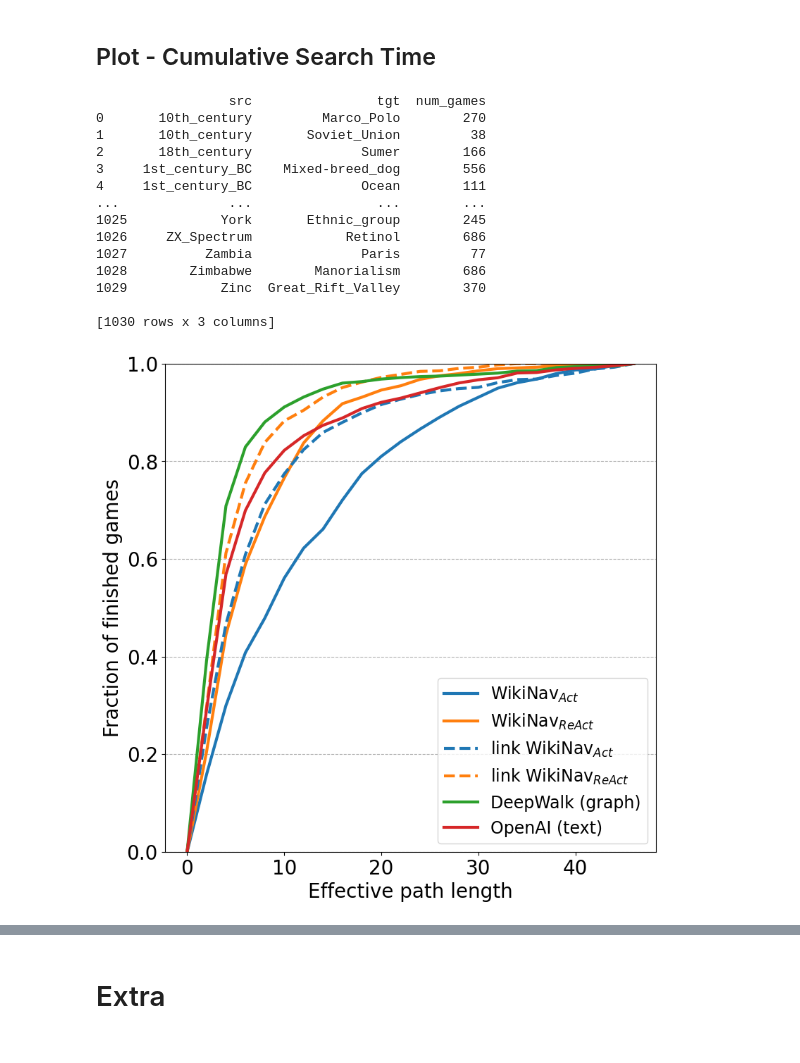
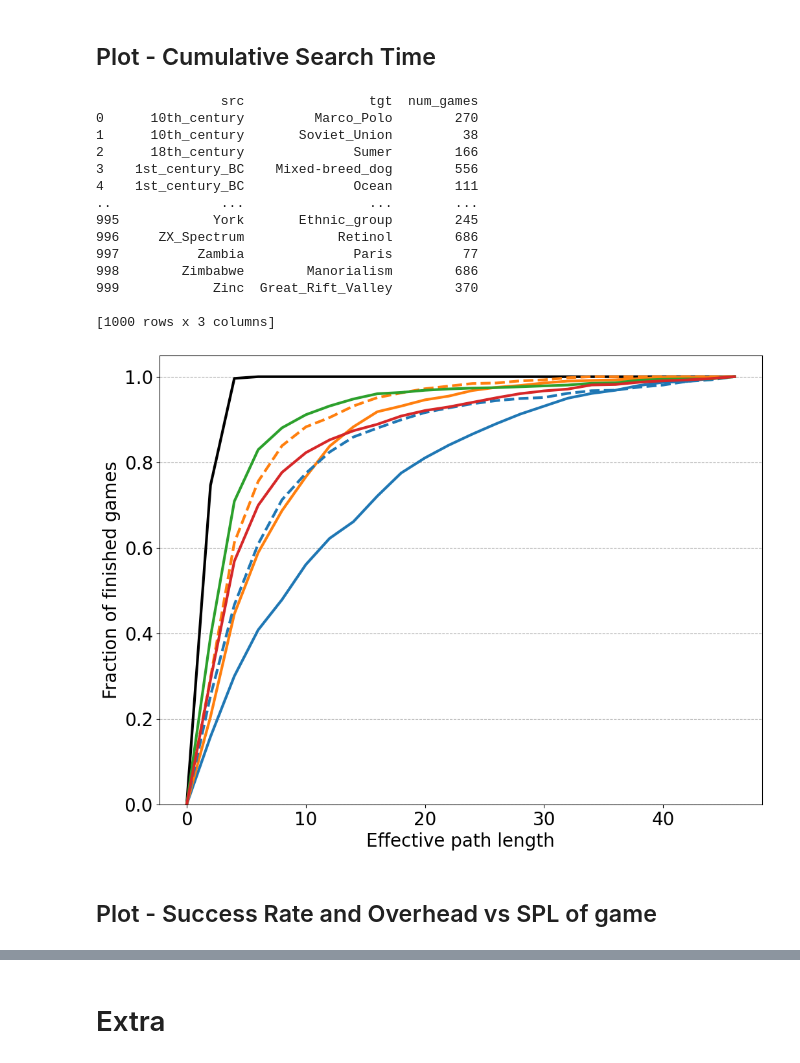
Before and after one commit to au-clan/WikiAgent, a Jupyter notebook: src/notebooks/data_analysis.ipynb, the cells around one changed output, grey strips where cells are left out. Cells and saved outputs as stored; diff of their text form; code cells hidden in the pictures.

```diff
--- a/src/notebooks/data_analysis.ipynb
+++ b/src/notebooks/data_analysis.ipynb
@@ -41,10 +43,25 @@ LOGS_PATH = '../../logs/inference/'
 
 # Load real paths data
 paths_real_df = pd.read_csv(os.path.join(PATH_IN, 'paths_real_processed.tsv'), sep='\t', low_memory=False)
-shpl_paths_real_df = paths_real_df.query('is_path_finished==1').groupby(['src','tgt']).agg({'hpl':'min', 'path':'first', 'user_path_rating':'first'}).reset_index()
+shpl_paths_real_df = paths_real_df.query('is_path_finished==1').groupby(['src','tgt']).agg({'hpl':'min'}).reset_index()
 spl_paths_real_df = paths_real_df.groupby(['src','tgt']).agg({'spl':'min'}).reset_index()
 shepl_paths_real_df = paths_real_df.query('is_path_finished==1').groupby(['src','tgt']).agg({'shepl':'min'}).reset_index()
 mhepl_paths_real_df = paths_real_df.query('is_path_finished==1').groupby(['src','tgt']).agg({'mhepl':'min'}).reset_index()
+
+grouped_df = paths_real_df.groupby(['src','tgt','hepl']).agg({'path':'first'}).reset_index()
+
+# get path with eff_length = mhepl
+mhepl = mhepl_paths_real_df['mhepl'] # to save original
+
+# round mhepl to nearest int (round up if .5)
+mhepl_paths_real_df['mhepl'] = mhepl_paths_real_df['mhepl'].apply(lambda x: math.ceil(x))
+print(mhepl_paths_real_df.query("src=='Anarcho-capitalism' and tgt=='Winston_Churchill'"))
+mhepl_paths_real_df = mhepl_paths_real_df.rename(columns={'mhepl':'hepl'})
+mhepl_paths_real_df = mhepl_paths_real_df.merge(grouped_df, on=['src','tgt','hepl'], how='left')
+mhepl_paths_real_df = mhepl_paths_real_df.rename(columns={'hepl':'mhepl'})
+mhepl_paths_real_df['mhepl'] = mhepl # restore original
+mhepl_paths_real_df['effective_path_human'] = mhepl_paths_real_df['path'].apply(lambda x: effective_path(str(x)))
+mhepl_paths_real_df = mhepl_paths_real_df.rename(columns={'path':'path_human'})
 
 # the above as a function
 def get_all_runs_df(folders, identifiers):
@@ -69,6 +86,10 @@ def get_all_runs_df(folders, identifiers):
         # Load the run data
         run_df = pd.read_csv(os.path.join(folder, 'agent_runs.tsv'), sep='\t')
 
+        run_df['src'] = run_df['src'].apply(lambda x: unquote(unquote(x)))
+        run_df['tgt'] = run_df['tgt'].apply(lambda x: unquote(unquote(x)))
+        run_df['cur'] = run_df['cur'].apply(lambda x: unquote(unquote(x)))
+
         # add columns
         run_df = run_df.merge(shpl_paths_real_df, on=['src', 'tgt'], how='left')
         run_df = run_df.merge(spl_paths_real_df, on=['src', 'tgt'], how='left')
@@ -85,6 +106,8 @@ def get_all_runs_df(folders, identifiers):
         run_df['human_overhead_spl'] = run_df['mhepl']/run_df['spl']
         run_df['success'] = run_df['is_finished_reason'].apply(lambda x: 1 if x=='success' else 0)
         run_df['long_path'] = run_df['overhead_spl'].apply(lambda x: 1 if x>2 else 0)
+
+
 
         # Add identifier columns to the run data DataFrame
         for key, value in config_dict.items():
@@ -1065,83 +1041,93 @@ fontsize=20
 markersize=12
 linewidth=3
 
-plt.figure(figsize=(9,9))
+plt.figure(figsize=(12,9))
 
 num_games = all_runs_df.groupby(['src', 'tgt']).size().reset_index().rename(columns={0:'num_games'})
 print(num_games)
 
 bins = [0]
 edges = [0]
+bins_, edges_ = np.histogram(all_runs_df.query("is_finished==True")[(all_runs_df['agent.agent_name']=='navigate/lmql_headings')]['spl'], bins=np.arange(0, 50, 2))
+bins += bins_.tolist()
+edges += edges_.tolist()
+plt.plot(edges[:-1], np.cumsum(bins)/np.sum(bins), label='Optimal', linewidth=linewidth, color='black')
+
+
+bins = [0]
+edges = [0]
 bins_, edges_ = np.histogram(all_runs_df.query("success==1")[(all_runs_df['agent.agent_name']=='navigate/lmql_headings')]['effective_path_len'], bins=np.arange(0, 50, 2))
 bins += bins_.tolist()
 edges += edges_.tolist()
-plt.plot(edges[:-1], np.cumsum(bins)/np.sum(bins), label='WikiNav$_{Act}$', linewidth=linewidth, color='tab:blue')
+plt.plot(edges[:-1], np.cumsum(bins)/np.sum(bins), label='WikiAgent$_{Act}$', linewidth=linewidth, color='tab:blue')
 
 bins = [0]
 edges = [0]
 bins_, edges_ = np.histogram(all_runs_df.query("success==1")[(all_runs_df['agent.agent_name']=='navigate/lmql_headings_reason')]['effective_path_len'], bins=np.arange(0, 50, 2))
 bins += bins_.tolist()
 edges += edges_.tolist()
-plt.plot(edges[:-1], np.cumsum(bins)/np.sum(bins), label='WikiNav$_{ReAct}$', linewidth=linewidth, color='tab:orange')
+plt.plot(edges[:-1], np.cumsum(bins)/np.sum(bins), label='WikiAgent$_{ReAct}$', linewidth=linewidth, color='tab:orange')
 
 bins = [0]
 edges = [0]
 bins_, edges_ = np.histogram(all_runs_df.query("success==1")[(all_runs_df['agent.agent_name']=='link_click/lmql_dfs_back')]['effective_path_len'], bins=np.arange(0, 50, 2))
 bins += bins_.tolist()
 edges += edges_.tolist()
-plt.plot(edges[:-1], np.cumsum(bins)/np.sum(bins), label='link WikiNav$_{Act}$', linewidth=linewidth, color='tab:blue', linestyle='--')
+plt.plot(edges[:-1], np.cumsum(bins)/np.sum(bins), label='link WikiAgent$_{Act}$', linewidth=linewidth, color='tab:blue', linestyle='--')
 
 bins = [0]
 edges = [0]
 bins_, edges_ = np.histogram(all_runs_df.query("success==1")[(all_runs_df['agent.agent_name']=='link_click/lmql_dfs_back_reason')]['effective_path_len'], bins=np.arange(0, 50, 2))
 bins += bins_.tolist()
 edges += edges_.tolist()
-plt.plot(edges[:-1], np.cumsum(bins)/np.sum(bins), label='link WikiNav$_{ReAct}$', linewidth=linewidth, color='tab:orange', linestyle='--')
+plt.plot(edges[:-1], np.cumsum(bins)/np.sum(bins), label='link WikiAgent$_{ReAct}$', linewidth=linewidth, color='tab:orange', linestyle='--')
 
 
 bins = [0]
 edges = [0]
 bins_, edges_ = np.histogram(all_runs_df.query("success==1")[(all_runs_df['agent.agent_name']=='link_click/embedding_deepwalk_dfs')]['effective_path_len'], bins=np.arange(0, 50, 2))
 bins += bins_.tolist()
 edges += edges_.tolist()
 plt.plot(edges[:-1], np.cumsum(bins)/np.sum(bins), label='DeepWalk (graph)', linewidth=linewidth, color='tab:green')
 
 bins = [0]
 edges = [0]
 bins_, edges_ = np.histogram(all_runs_df.query("success==1")[(all_runs_df['agent.agent_name']=='link_click/embedding_openai_dfs')]['effective_path_len'], bins=np.arange(0, 50, 2))
 bins += bins_.tolist()
 edges += edges_.tolist()
 plt.plot(edges[:-1], np.cumsum(bins)/np.sum(bins), label='OpenAI (text)', linewidth=linewidth, color='tab:red')
 
 
 
 
 plt.ylabel('Fraction of finished games', fontsize=fontsize)
 plt.xlabel('Effective path length', fontsize=fontsize)
 plt.grid(axis='y', linestyle='--')
-plt.ylim(0,1)
+plt.ylim(0,1.05)
 plt.yticks(fontsize=fontsize)
 plt.xticks(fontsize=fontsize)
-plt.legend(fontsize=fontsize-3)
+# plt.legend(fontsize=fontsize-3)
 plt.savefig('plots/random_cum_finished_length.pdf', bbox_inches='tight')
 
 
 # all_runs_df.query("success==1")[
 #     (all_runs_df['agent.agent_name']=='navigate/lmql_headings_reason')
 # ]['effective_path_len'].hist(density=True, bins=20, alpha=0.5, label='navigate/lmql_headings_reason')
 # %% [output]
-                 src                tgt  num_games
-0       10th_century         Marco_Polo        270
-1       10th_century       Soviet_Union         38
-2       18th_century              Sumer        166
-3     1st_century_BC    Mixed-breed_dog        556
-4     1st_century_BC              Ocean        111
-...              ...                ...        ...
-1025            York       Ethnic_group        245
-1026     ZX_Spectrum            Retinol        686
-1027          Zambia              Paris         77
-1028        Zimbabwe        Manorialism        686
-1029            Zinc  Great_Rift_Valley        370
+                src                tgt  num_games
+0      10th_century         Marco_Polo        270
+1      10th_century       Soviet_Union         38
+2      18th_century              Sumer        166
+3    1st_century_BC    Mixed-breed_dog        556
+4    1st_century_BC              Ocean        111
+..              ...                ...        ...
+995            York       Ethnic_group        245
+996     ZX_Spectrum            Retinol        686
+997          Zambia              Paris         77
+998        Zimbabwe        Manorialism        686
+999            Zinc  Great_Rift_Valley        370
 
-[1030 rows x 3 columns]
+[1000 rows x 3 columns]
-[figure, old version]
+[figure, new version]
+# %% [markdown]
+## Plot - Success Rate and Overhead vs SPL of game
```
Also changed, not shown: parts of 42 cells of this notebook, 16 other files.
